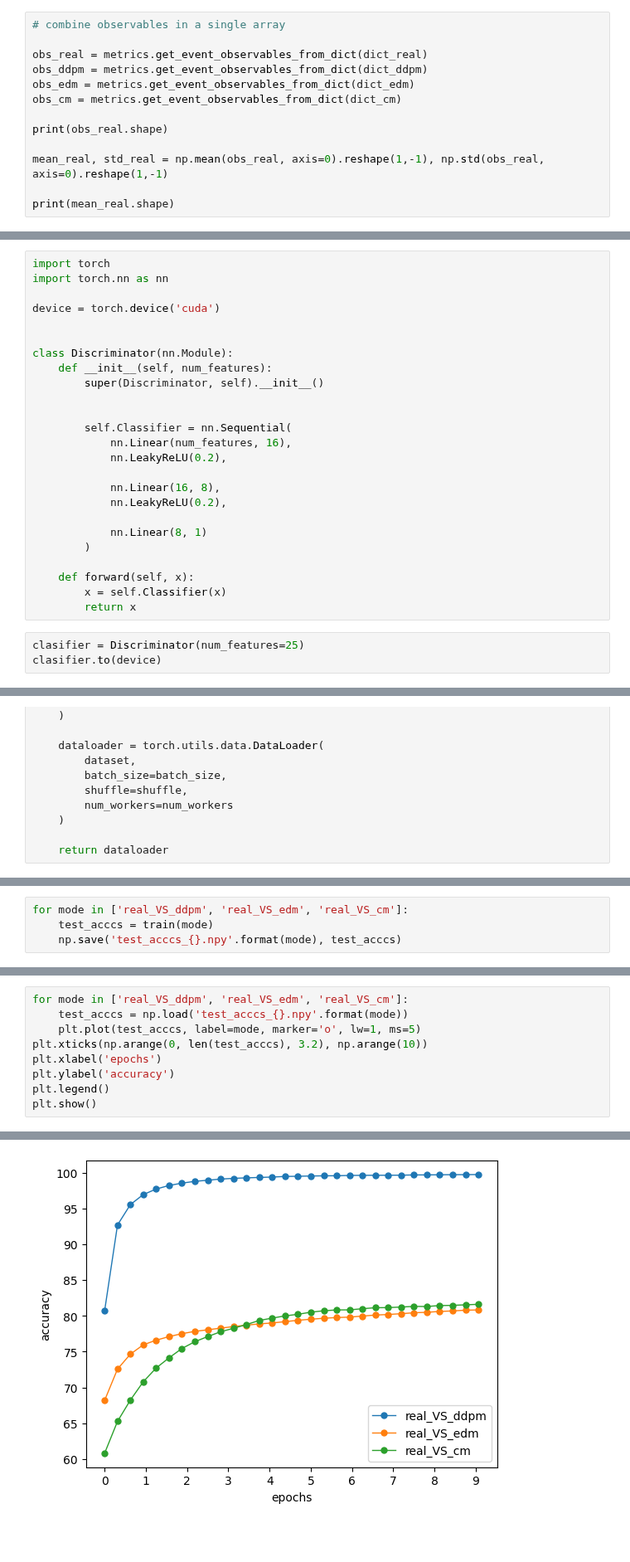
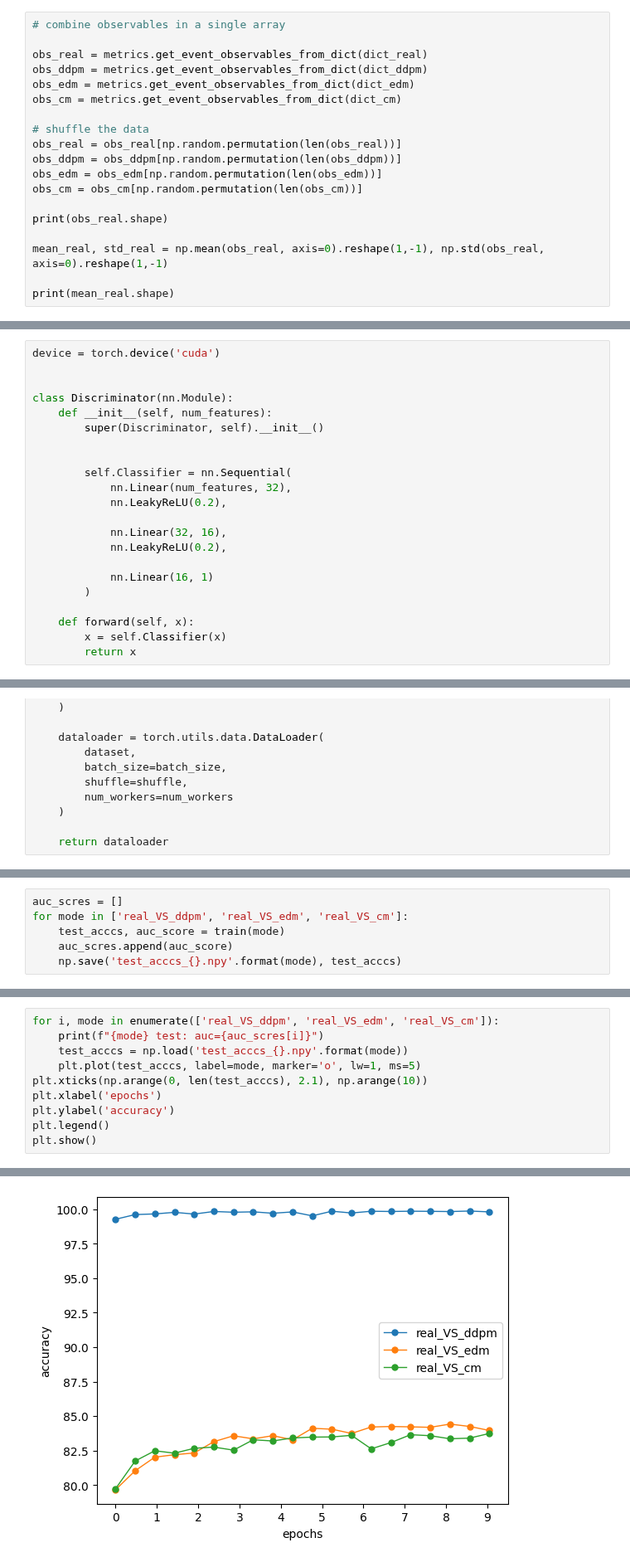
Before and after one commit to FLC-QU-hep/CaloClouds-3, a Jupyter notebook: evaluation/classifier_test.ipynb, the cells around one changed output, grey strips where cells are left out. Shown at 83% size. Drawn from its saved outputs; the diff is of its cells as text; blank space fills up the shorter version.

```diff
--- a/evaluation/classifier_test.ipynb
+++ b/evaluation/classifier_test.ipynb
@@ -28,6 +44,12 @@ obs_ddpm = metrics.get_event_observables_from_dict(dict_ddpm)
 obs_edm = metrics.get_event_observables_from_dict(dict_edm)
 obs_cm = metrics.get_event_observables_from_dict(dict_cm)
 
+# shuffle the data
+obs_real = obs_real[np.random.permutation(len(obs_real))]
+obs_ddpm = obs_ddpm[np.random.permutation(len(obs_ddpm))]
+obs_edm = obs_edm[np.random.permutation(len(obs_edm))]
+obs_cm = obs_cm[np.random.permutation(len(obs_cm))]
+
 print(obs_real.shape)
 
 mean_real, std_real = np.mean(obs_real, axis=0).reshape(1,-1), np.std(obs_real, axis=0).reshape(1,-1)
@@ -65,9 +80,6 @@ obs_std_real_woutHits
 # %% [markdown]
 # Low lvl clasifier
 # %%
-import torch
-import torch.nn as nn
-
 device = torch.device('cuda')
 
 
@@ -77,18 +89,15 @@ class Discriminator(nn.Module):
 
 
         self.Classifier = nn.Sequential(
-            nn.Linear(num_features, 16),
+            nn.Linear(num_features, 32),
             nn.LeakyReLU(0.2),
 
-            nn.Linear(16, 8),
+            nn.Linear(32, 16),
             nn.LeakyReLU(0.2),
 
-            nn.Linear(8, 1)
+            nn.Linear(16, 1)
         )
 
     def forward(self, x):
         x = self.Classifier(x)
         return x
-# %%
-clasifier = Discriminator(num_features=25)
-clasifier.to(device)
@@ -207,4 +236,6 @@ def train(mode):
 # %%
+auc_scres = []
 for mode in ['real_VS_ddpm', 'real_VS_edm', 'real_VS_cm']:
-    test_acccs = train(mode)
+    test_acccs, auc_score = train(mode)
+    auc_scres.append(auc_score)
     np.save('test_acccs_{}.npy'.format(mode), test_acccs)
@@ -211,8 +260,9 @@ for mode in ['real_VS_ddpm', 'real_VS_edm', 'real_VS_cm']:
 # %%
-for mode in ['real_VS_ddpm', 'real_VS_edm', 'real_VS_cm']:
+for i, mode in enumerate(['real_VS_ddpm', 'real_VS_edm', 'real_VS_cm']):
+    print(f"{mode} test: auc={auc_scres[i]}")
     test_acccs = np.load('test_acccs_{}.npy'.format(mode))
     plt.plot(test_acccs, label=mode, marker='o', lw=1, ms=5)
-plt.xticks(np.arange(0, len(test_acccs), 3.2), np.arange(10))
+plt.xticks(np.arange(0, len(test_acccs), 2.1), np.arange(10))
 plt.xlabel('epochs')
 plt.ylabel('accuracy')
 plt.legend()
@@ -221 +274 @@ plt.show()
-[figure, old version]
+[figure, new version]
```
Also changed, not shown: parts of 9 cells of this notebook.
